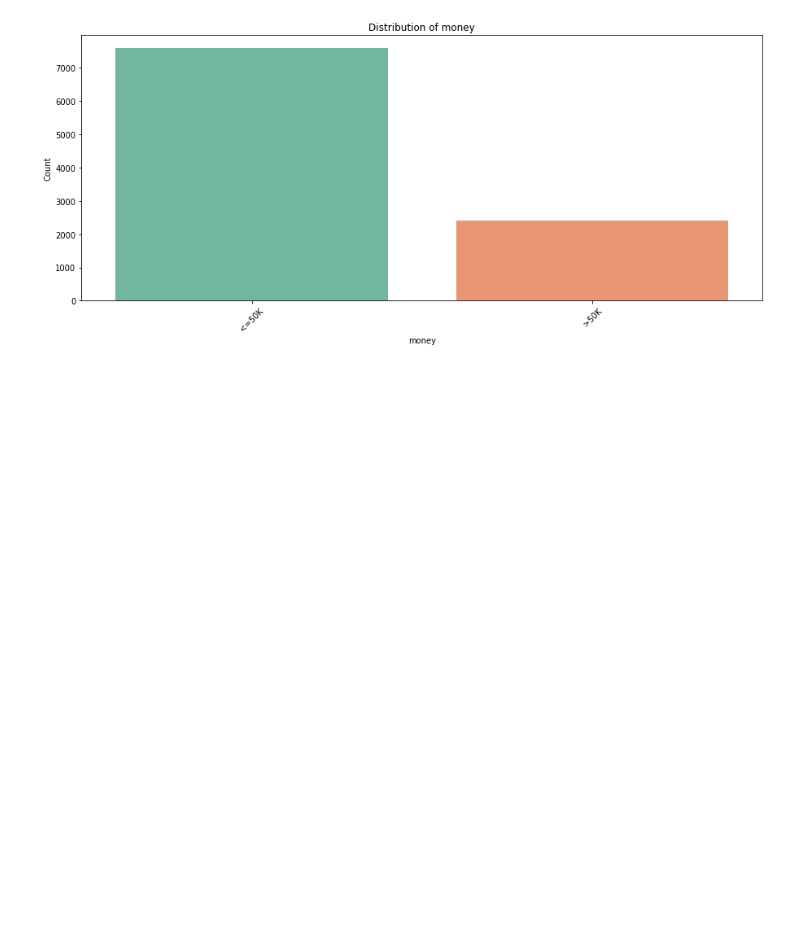
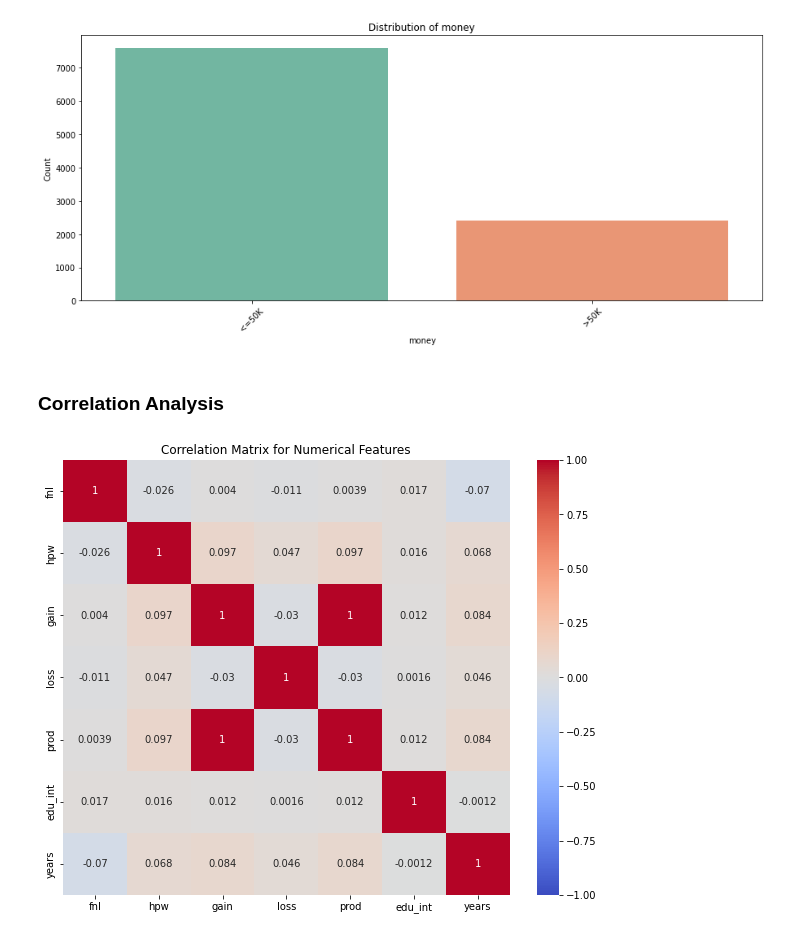
Before and after one commit to avramstefan/DS-Salary-AVC, a Jupyter notebook: main.ipynb, the cells around one changed output. Cells and saved outputs as stored; diff of their text form; code cells hidden in the pictures; blank space fills up the shorter version.

Commit message:
Doing preprocessing for salary

```diff
--- a/main.ipynb
+++ b/main.ipynb
@@ -11,9 +18,14 @@ pp = pprint.PrettyPrinter(indent=4, depth=4)
 # %%
-relative_path = "tema2_SalaryPrediction/SalaryPrediction_full.csv"
-df = pd.read_csv(relative_path)
+full_relative_path = "tema2_SalaryPrediction/SalaryPrediction_full.csv"
+train_relative_path = "tema2_SalaryPrediction/SalaryPrediction_train.csv"
+test_relative_path = "tema2_SalaryPrediction/SalaryPrediction_test.csv"
+
+salary_df = pd.read_csv(full_relative_path)
+salary_train_df = pd.read_csv(train_relative_path)
+salary_test_df = pd.read_csv(test_relative_path)
 
 # Print the first 10 rows to check if the data has been loaded and what features are present
-df.head(10)
+salary_df.head(10)
 # %% [output]
 |  | fnl | hpw | relation | gain | country | job | edu_int | years | loss | work_type | partner | ... |
 | 0 | 264627 | 40.0 | NotM | 0 | United-States | Adm-clerical | 10 | 38 | 0 | Priv | D | ... |
@@ -33,8 +45,8 @@ print(df.shape)
 (9999, 17)
 # %%
 # Data type for each column
-for col in df.columns:
-    print(col, "is of type", type(df[col][0]))
+for col in salary_df.columns:
+    print(col, "is of type", type(salary_df[col][0]))
 # %% [output]
 fnl is of type <class 'numpy.int64'>
 hpw is of type <class 'numpy.float64'>
@@ -91,7 +103,7 @@ def get_features_types(df):
 
     return features
 
-features = get_features_types(df)
+features = get_features_types(salary_df)
 
 plt.figure(figsize = (11, 5))
 plt.bar(features.keys(), [v["size"] for v in features.values()], width = .4, color = 'red')
@@ -237,3 +252,16 @@ for feature in features["categorical"]["attributes"] + features["binary"]["attri
 [figure]
 [figure]
 [figure]
+# %% [markdown]
+### Correlation Analysis
+# %%
+# Numerical features - including ordinal features
+corr_matrix = salary_df[features["numerical"]["attributes"] + features["ordinal"]["attributes"]].corr()
+
+# Plot the correlation matrix
+plt.figure(figsize=(10, 8))
+sns.heatmap(corr_matrix, annot=True, cmap='coolwarm', vmin=-1, vmax=1)
+plt.title('Correlation Matrix for Numerical Features')
+plt.show()
+# %% [output]
+[figure, added]
```
Also changed, not shown: parts of 22 cells of this notebook.
